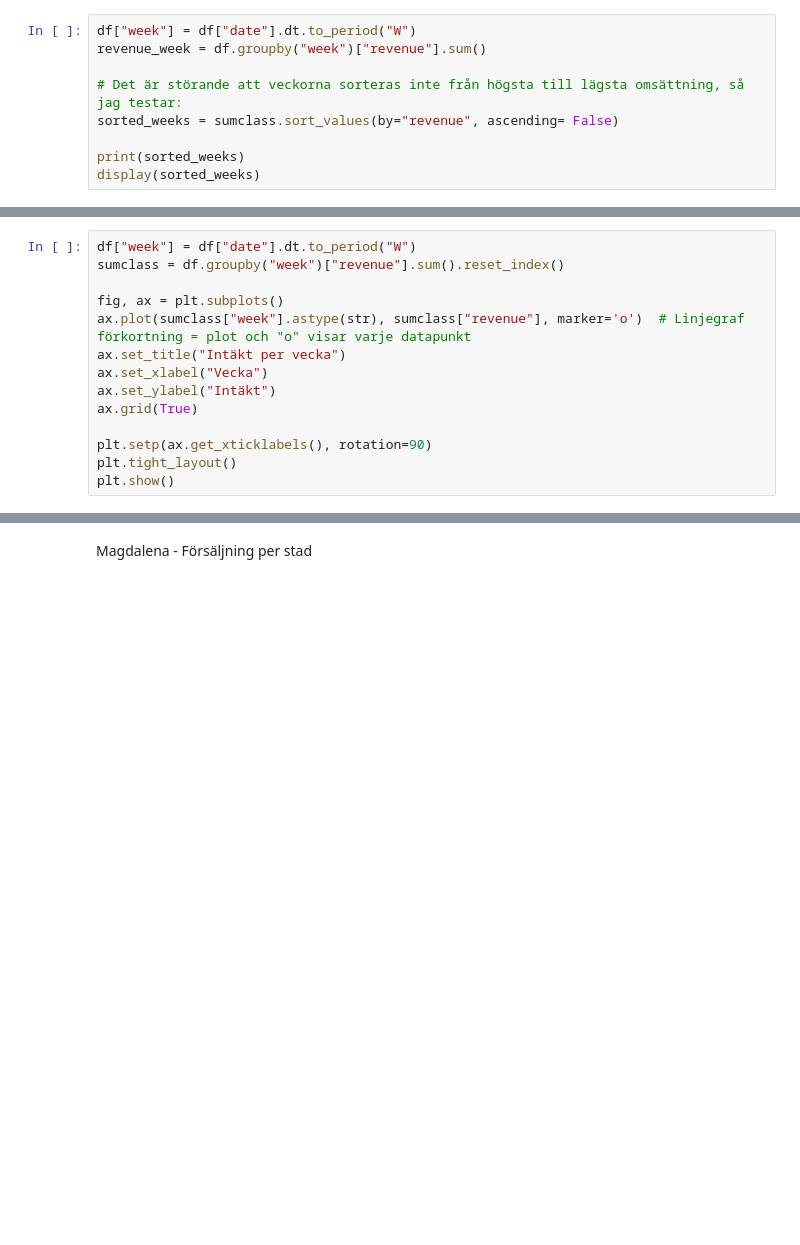
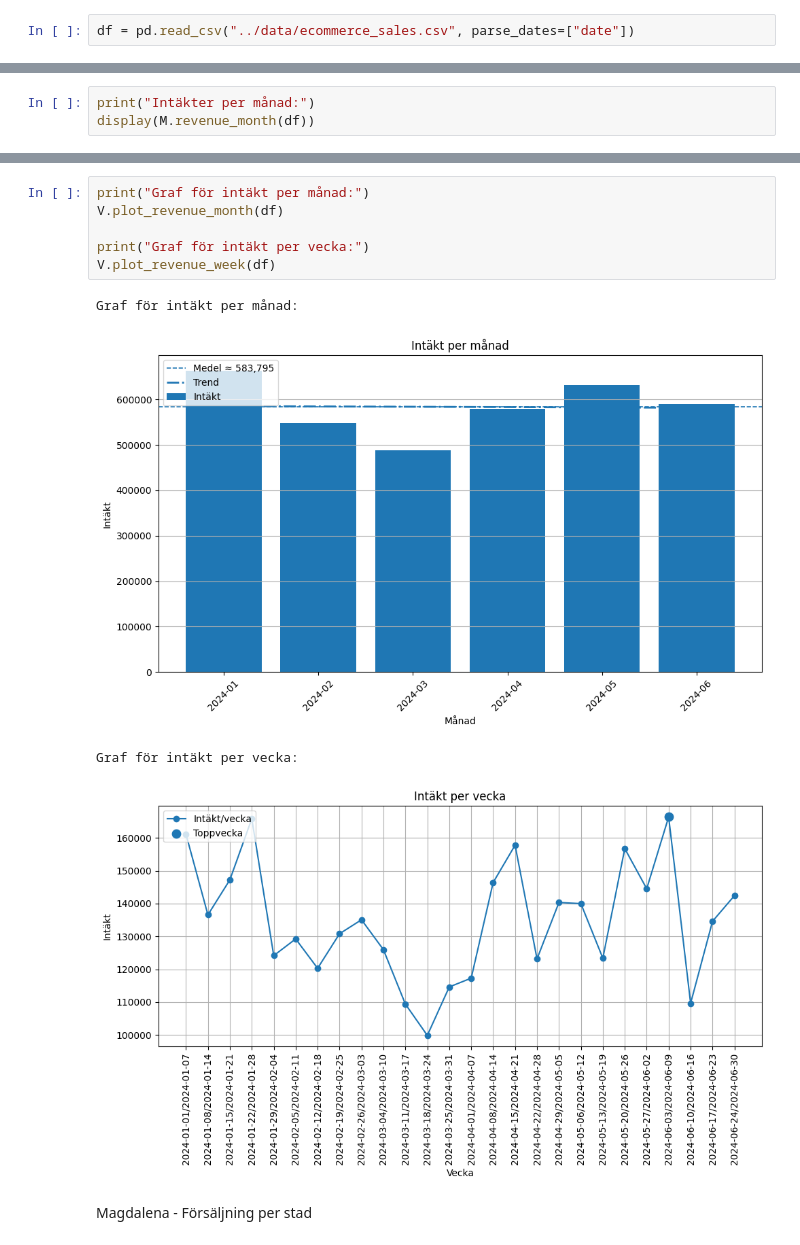
Before and after one commit to KevinCJohansson/E-handel-snabbrapport, a Jupyter notebook: notebooks/report.ipynb, the cells around one changed output, grey strips where cells are left out. Cells and saved outputs as stored; diff of their text form; blank space fills up the shorter version.

```diff
--- a/notebooks/report.ipynb
+++ b/notebooks/report.ipynb
@@ -48,9 +12,2 @@ plt.show()
 # %%
-df["week"] = df["date"].dt.to_period("W")
-revenue_week = df.groupby("week")["revenue"].sum()
-
-# Det är störande att veckorna sorteras inte från högsta till lägsta omsättning, så jag testar:
-sorted_weeks = sumclass.sort_values(by="revenue", ascending= False)
-
-print(sorted_weeks)
-display(sorted_weeks)
+df = pd.read_csv("../data/ecommerce_sales.csv", parse_dates=["date"])
@@ -72,15 +14,4 @@ display(sorted_weeks)
 # %%
-df["week"] = df["date"].dt.to_period("W")
-sumclass = df.groupby("week")["revenue"].sum().reset_index()
-
-fig, ax = plt.subplots()
-ax.plot(sumclass["week"].astype(str), sumclass["revenue"], marker='o')  # Linjegraf förkortning = plot och "o" visar varje datapunkt
-ax.set_title("Intäkt per vecka")
-ax.set_xlabel("Vecka")
-ax.set_ylabel("Intäkt")
-ax.grid(True)
-
-plt.setp(ax.get_xticklabels(), rotation=90)
-plt.tight_layout()
-plt.show()
+print("Intäkter per månad:")
+display(M.revenue_month(df))
 # %% [output]
@@ -88,3 +48,14 @@ plt.show()
+# %%
+print("Graf för intäkt per månad:")
+V.plot_revenue_month(df)
+
+print("Graf för intäkt per vecka:")
+V.plot_revenue_week(df)
+# %% [output]
+Graf för intäkt per månad:
+[figure, added]
+Graf för intäkt per vecka:
+[figure, added]
 # %% [markdown]
 Magdalena - Försäljning per stad
 # %%
```
Also changed, not shown: parts of 9 cells of this notebook, 2 other files.
